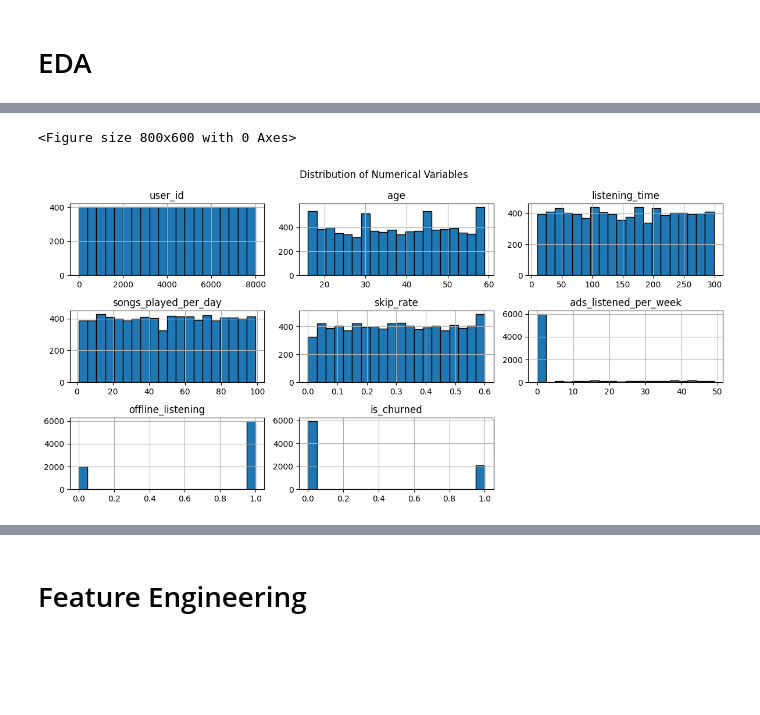
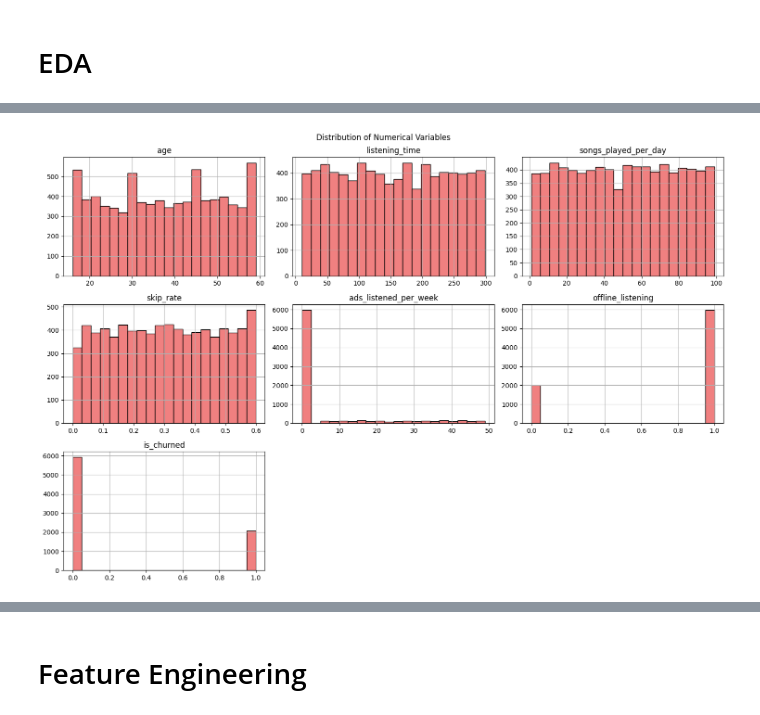
Before and after one commit to xuany823/ADS505_Final_Project, a Jupyter notebook: Spotify_Churn.ipynb, the cells around one changed output, grey strips where cells are left out. Saved outputs shown, nothing was run; the diff lists cells and outputs as text; code cells hidden in the pictures; blank space fills up the shorter version.

```diff
--- a/Spotify_Churn.ipynb
+++ b/Spotify_Churn.ipynb
@@ -112,0 +137,4 @@ memory usage: 750.1+ KB
+# %%
+# Drop user_id column, as it would not be meaningful in the modeling
+
+df = df.drop(columns=['user_id'])
@@ -172,12 +200,9 @@ There were a moderate class imbalance with 1/4 of the customer churned, while 3/
 # %%
-from pickle import encode_long
 # Distribution of numerical variables
-plt.figure(figsize=(8,6))
 
-df.hist(figsize=(12, 6), bins=20, edgecolor='black', layout=(3, 3))
+df.hist(figsize=(15, 10), bins=20, edgecolor='black', layout=(3, 3), color='lightcoral')
 plt.suptitle('Distribution of Numerical Variables')
 plt.tight_layout()
 plt.show()
 # %% [output]
-<Figure size 800x600 with 0 Axes>
-[figure, old version]
+[figure, new version]
```
Also changed, not shown: parts of 49 cells of this notebook.
